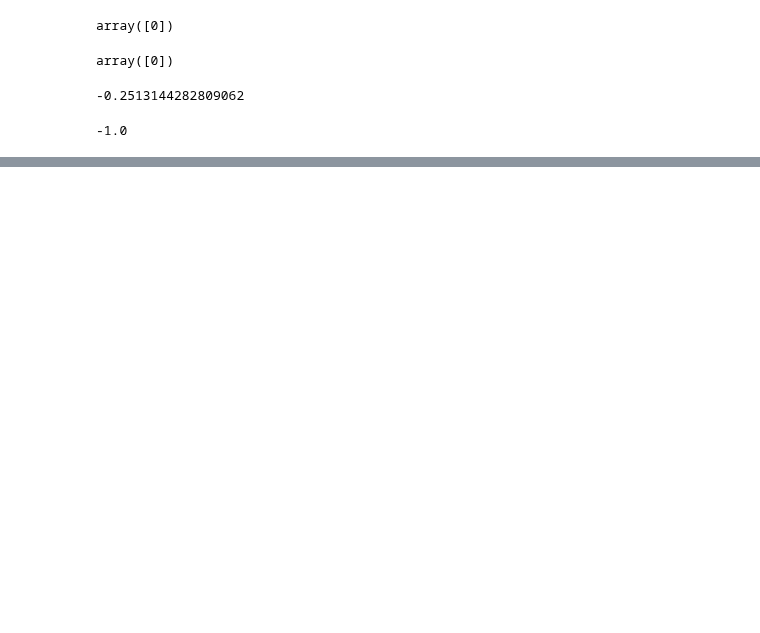
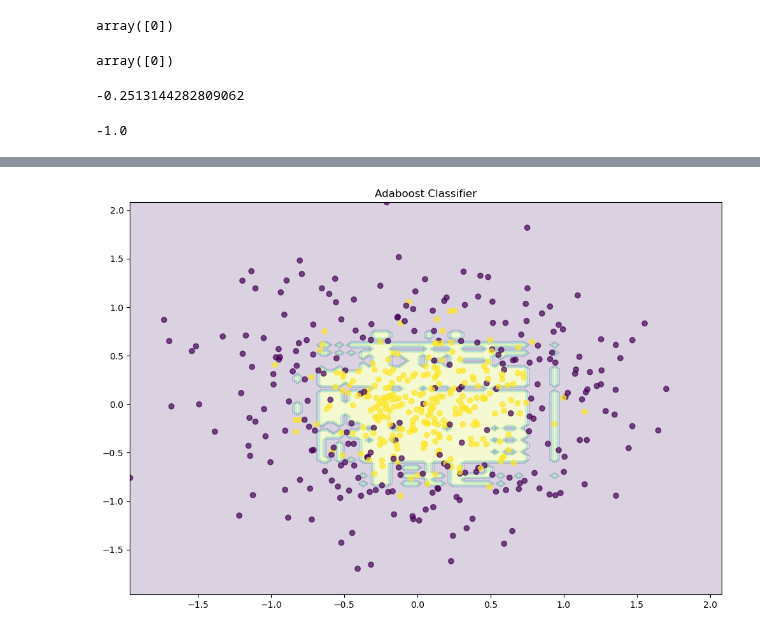
Before and after one commit to vaibhav-arde/MLNotes, a Jupyter notebook: Day_25/MLNotes Adaboost Implementation.ipynb, the cells around one changed output, grey strips where cells are left out. Saved outputs shown, nothing was run; the diff lists cells and outputs as text; code cells hidden in the pictures; blank space fills up the shorter version.

```diff
--- a/Day_25/MLNotes Adaboost Implementation.ipynb
+++ b/Day_25/MLNotes Adaboost Implementation.ipynb
@@ -474,0 +536,6 @@ np.sign(-0.25)
+# %%
+model_1 = AdaBoostClassifier(n_estimators=1500)
+model_1.fit(X,y)
+plot_decision_boundary(model_1)
+# %% [output]
+[figure, added]
```
Also changed, not shown: parts of 33 cells of this notebook, 4 other files.
